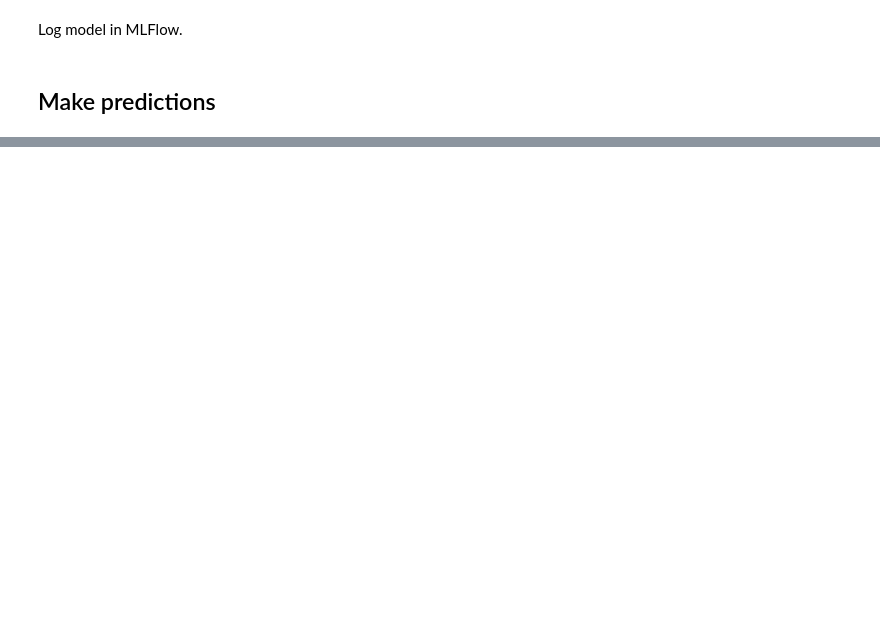
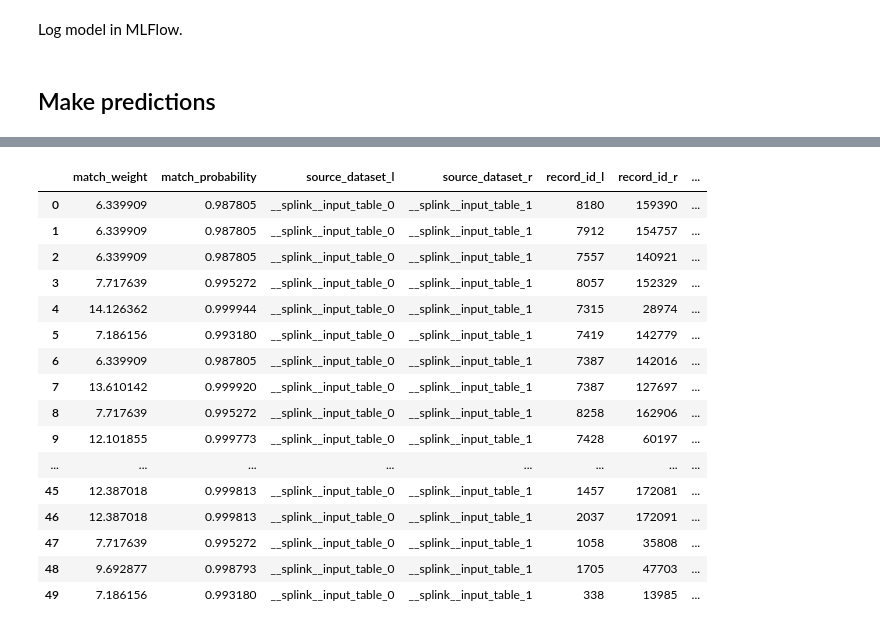
Before and after one commit to catalyst-cooperative/mozilla-sec-eia, a Jupyter notebook: notebooks/16-kl-splink-ex21-filer-link.ipynb, the cells around one changed output, grey strips where cells are left out. Saved outputs shown, nothing was run; the diff lists cells and outputs as text; code cells hidden in the pictures; blank space fills up the shorter version.

```diff
--- a/notebooks/16-kl-splink-ex21-filer-link.ipynb
+++ b/notebooks/16-kl-splink-ex21-filer-link.ipynb
@@ -427 +529,21 @@ Index(['match_weight', 'match_probability', 'source_dataset_l',
+# %%
+preds_df[preds_df.match_probability > .9]
+# %% [output]
+|  | match_weight | match_probability | source_dataset_l | source_dataset_r | record_id_l | record_id_r | ... |
+| 0 | 6.339909 | 0.987805 | __splink__input_table_0 | __splink__input_table_1 | 8180 | 159390 | ... |
+| 1 | 6.339909 | 0.987805 | __splink__input_table_0 | __splink__input_table_1 | 7912 | 154757 | ... |
+| 2 | 6.339909 | 0.987805 | __splink__input_table_0 | __splink__input_table_1 | 7557 | 140921 | ... |
+| 3 | 7.717639 | 0.995272 | __splink__input_table_0 | __splink__input_table_1 | 8057 | 152329 | ... |
+| 4 | 14.126362 | 0.999944 | __splink__input_table_0 | __splink__input_table_1 | 7315 | 28974 | ... |
+| 5 | 7.186156 | 0.993180 | __splink__input_table_0 | __splink__input_table_1 | 7419 | 142779 | ... |
+| 6 | 6.339909 | 0.987805 | __splink__input_table_0 | __splink__input_table_1 | 7387 | 142016 | ... |
+| 7 | 13.610142 | 0.999920 | __splink__input_table_0 | __splink__input_table_1 | 7387 | 127697 | ... |
+| 8 | 7.717639 | 0.995272 | __splink__input_table_0 | __splink__input_table_1 | 8258 | 162906 | ... |
+| 9 | 12.101855 | 0.999773 | __splink__input_table_0 | __splink__input_table_1 | 7428 | 60197 | ... |
+| ... | ... | ... | ... | ... | ... | ... | ... |
+| 45 | 12.387018 | 0.999813 | __splink__input_table_0 | __splink__input_table_1 | 1457 | 172081 | ... |
+| 46 | 12.387018 | 0.999813 | __splink__input_table_0 | __splink__input_table_1 | 2037 | 172091 | ... |
+| 47 | 7.717639 | 0.995272 | __splink__input_table_0 | __splink__input_table_1 | 1058 | 35808 | ... |
+| 48 | 9.692877 | 0.998793 | __splink__input_table_0 | __splink__input_table_1 | 1705 | 47703 | ... |
+| 49 | 7.186156 | 0.993180 | __splink__input_table_0 | __splink__input_table_1 | 338 | 13985 | ... |
 # %%
```
Also changed, not shown: parts of 65 cells of this notebook, 7 other files.
